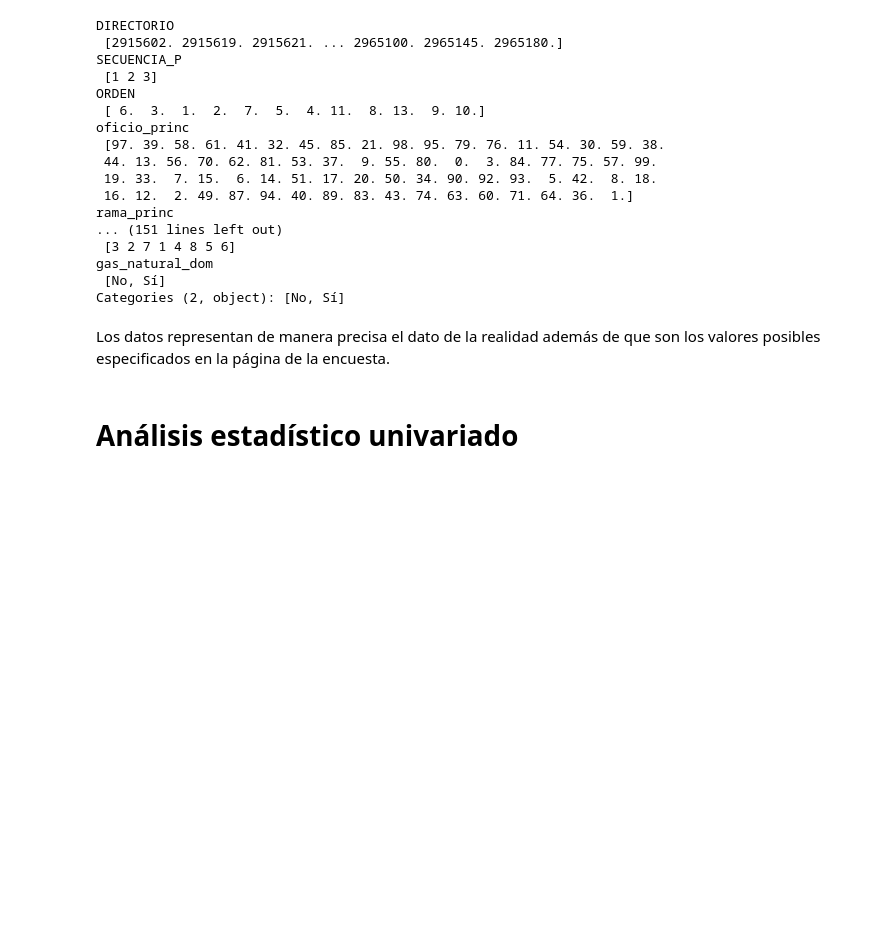
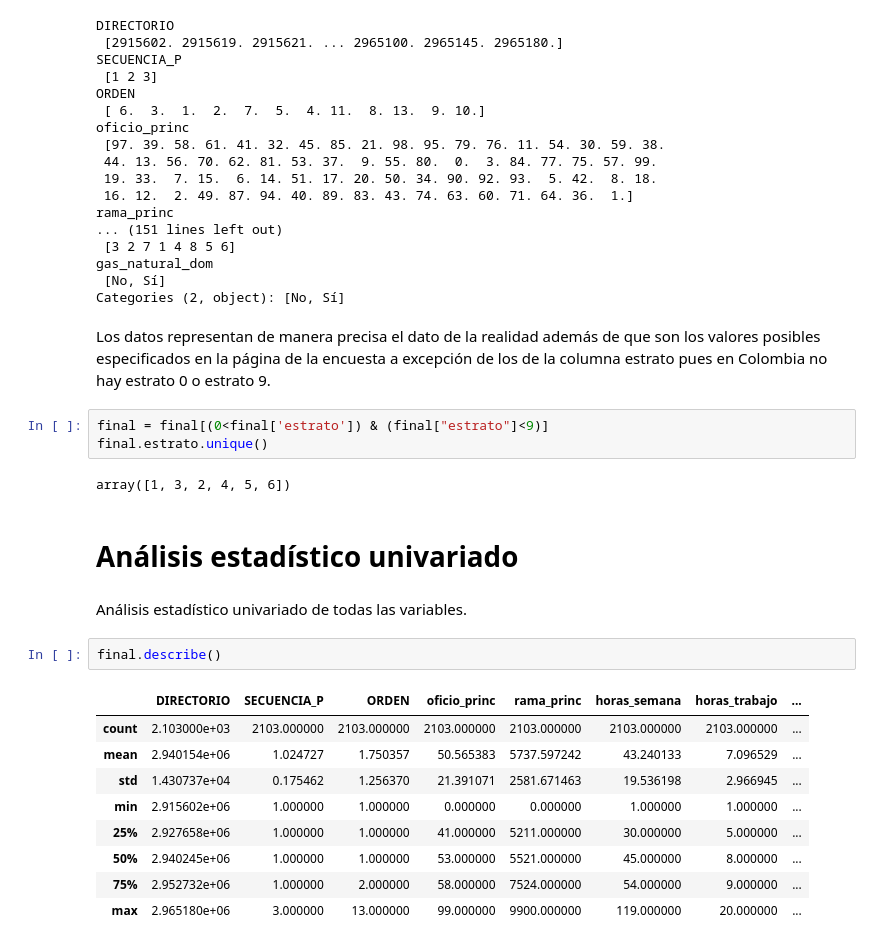
Before and after one commit to casalazara/Data-Science-Aplicado, a Jupyter notebook: Lab3/L3.ipynb, the cells around one changed output. Cells and saved outputs as stored; diff of their text form; blank space fills up the shorter version.

```diff
--- a/Lab3/L3.ipynb
+++ b/Lab3/L3.ipynb
@@ -328,6 +327,25 @@ gas_natural_dom
  [No, Sí]
 Categories (2, object): [No, Sí]
 # %% [markdown]
-Los datos representan de manera precisa el dato de la realidad además de que son los valores posibles especificados en la página de la encuesta.
+Los datos representan de manera precisa el dato de la realidad además de que son los valores posibles especificados en la página de la encuesta a excepción de los de la columna estrato pues en Colombia no hay estrato 0 o estrato 9.
+# %%
+final = final[(0<final['estrato']) & (final["estrato"]<9)]
+final.estrato.unique()
+# %% [output]
+array([1, 3, 2, 4, 5, 6])
 # %% [markdown]
 # Análisis estadístico univariado
+# %% [markdown]
+Análisis estadístico univariado de todas las variables.
+# %%
+final.describe()
+# %% [output]
+|  | DIRECTORIO | SECUENCIA_P | ORDEN | oficio_princ | rama_princ | horas_semana | horas_trabajo | ... |
+| count | 2.103000e+03 | 2103.000000 | 2103.000000 | 2103.000000 | 2103.000000 | 2103.000000 | 2103.000000 | ... |
+| mean | 2.940154e+06 | 1.024727 | 1.750357 | 50.565383 | 5737.597242 | 43.240133 | 7.096529 | ... |
+| std | 1.430737e+04 | 0.175462 | 1.256370 | 21.391071 | 2581.671463 | 19.536198 | 2.966945 | ... |
+| min | 2.915602e+06 | 1.000000 | 1.000000 | 0.000000 | 0.000000 | 1.000000 | 1.000000 | ... |
+| 25% | 2.927658e+06 | 1.000000 | 1.000000 | 41.000000 | 5211.000000 | 30.000000 | 5.000000 | ... |
+| 50% | 2.940245e+06 | 1.000000 | 1.000000 | 53.000000 | 5521.000000 | 45.000000 | 8.000000 | ... |
+| 75% | 2.952732e+06 | 1.000000 | 2.000000 | 58.000000 | 7524.000000 | 54.000000 | 9.000000 | ... |
+| max | 2.965180e+06 | 3.000000 | 13.000000 | 99.000000 | 9900.000000 | 119.000000 | 20.000000 | ... |
```
Also changed, not shown: parts of 10 cells of this notebook.
